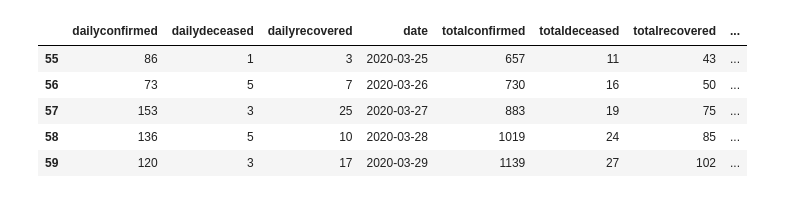
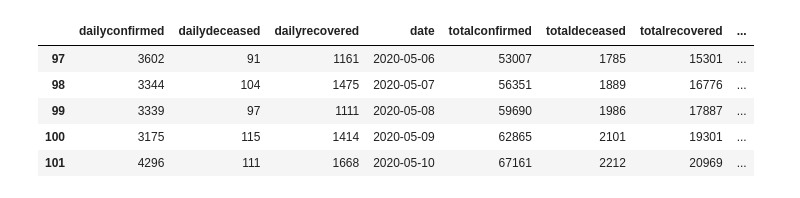
Before and after one commit to Tamal/covid19-india-chart, a Jupyter notebook: covid_chart.ipynb, the cells around one changed output. Drawn from its saved outputs; the diff is of its cells as text; code cells hidden in the pictures.

```diff
--- a/covid_chart.ipynb
+++ b/covid_chart.ipynb
@@ -6,20 +6,19 @@ import matplotlib.dates as mdates
 # %%
 df = pd.read_csv('data/data.csv')
 
 # Calculate 5 days moving average
 df['sma_5'] = df.iloc[:,0].rolling(window=5).mean()
 df['sma_14'] = df.iloc[:,0].rolling(window=14).mean()
 df['sma_21'] = df.iloc[:,0].rolling(window=21).mean()
 
 # Filter from lockdown 1.0 , i.e. 25 March
 mask = (df['date'] >= '2020-03-25')
 df = df.loc[mask]
-
-df.head()
+df.tail()
 # %% [output]
 |  | dailyconfirmed | dailydeceased | dailyrecovered | date | totalconfirmed | totaldeceased | totalrecovered | ... |
-| 55 | 86 | 1 | 3 | 2020-03-25 | 657 | 11 | 43 | ... |
-| 56 | 73 | 5 | 7 | 2020-03-26 | 730 | 16 | 50 | ... |
-| 57 | 153 | 3 | 25 | 2020-03-27 | 883 | 19 | 75 | ... |
-| 58 | 136 | 5 | 10 | 2020-03-28 | 1019 | 24 | 85 | ... |
-| 59 | 120 | 3 | 17 | 2020-03-29 | 1139 | 27 | 102 | ... |
+| 97 | 3602 | 91 | 1161 | 2020-05-06 | 53007 | 1785 | 15301 | ... |
+| 98 | 3344 | 104 | 1475 | 2020-05-07 | 56351 | 1889 | 16776 | ... |
+| 99 | 3339 | 97 | 1111 | 2020-05-08 | 59690 | 1986 | 17887 | ... |
+| 100 | 3175 | 115 | 1414 | 2020-05-09 | 62865 | 2101 | 19301 | ... |
+| 101 | 4296 | 111 | 1668 | 2020-05-10 | 67161 | 2212 | 20969 | ... |
```
Also changed, not shown: parts of 5 cells of this notebook, 5 other files.
